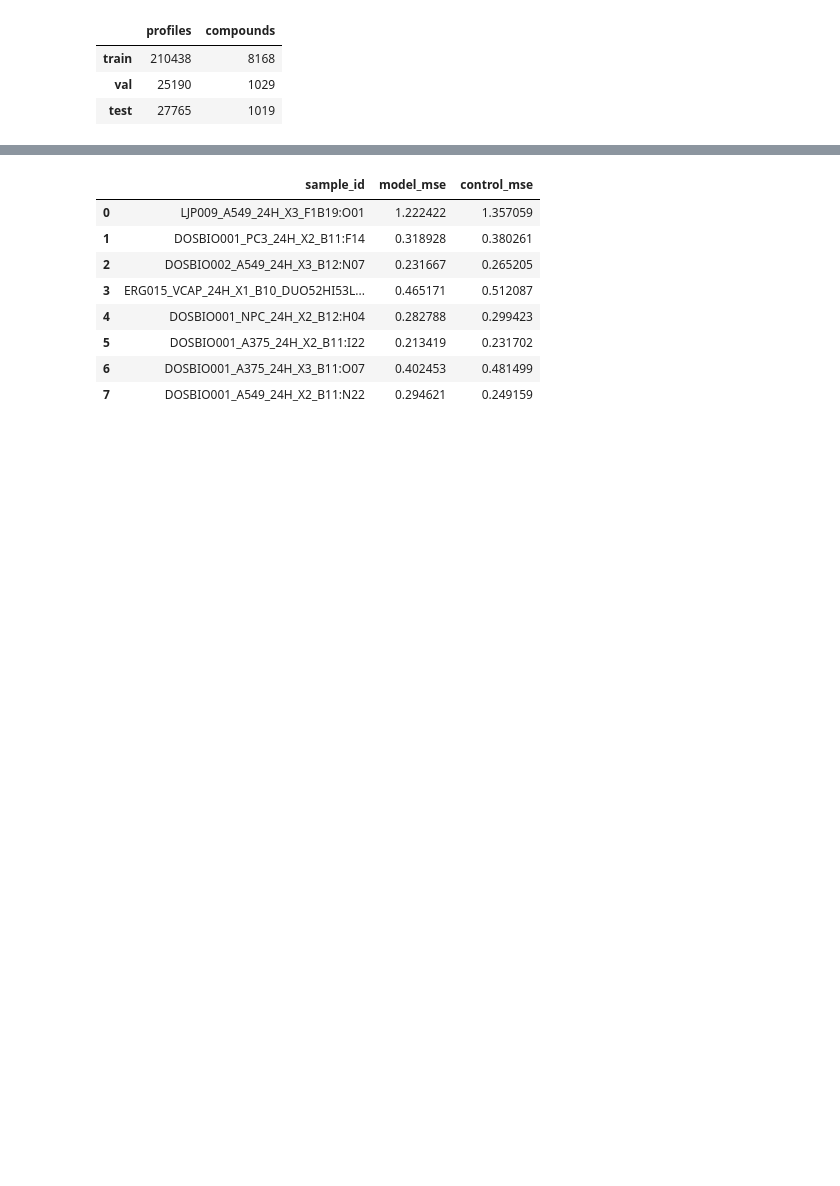
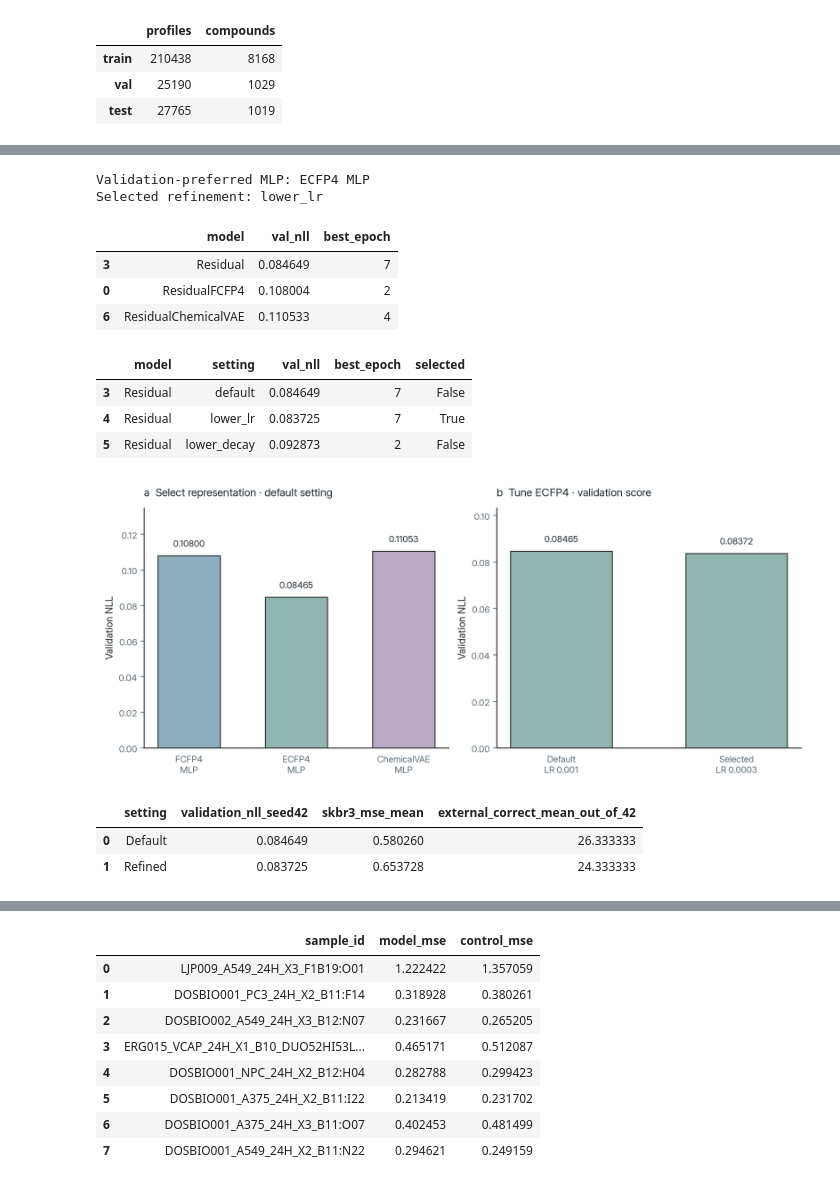
Before and after one commit to comp-bio-sys/Transversal_Project, a Jupyter notebook: Analysis.ipynb, the cells around one changed output, grey strips where cells are left out. Cells and saved outputs as stored; diff of their text form; code cells hidden in the pictures; blank space fills up the shorter version.

```diff
--- a/Analysis.ipynb
+++ b/Analysis.ipynb
@@ -20,9 +20,10 @@ if not (PROJECT / 'extension/balanced').exists():
 BALANCED = PROJECT / 'extension/balanced'
 sys.path.insert(0, str(PROJECT / 'extension'))
 sys.path.insert(0, str(PROJECT / 'presentation'))
+from focus_figures import SELECTED_MODELS, DISPLAY_MODELS, NAMES
+MLP_CANDIDATES = ['ResidualFCFP4', 'Residual', 'ResidualChemicalVAE']
 print('Python:', sys.version.split()[0])
 print('NumPy:', np.__version__, '| pandas:', pd.__version__)
-print('Results:', BALANCED.name)
 # %% [output]
 Python: 3.13.7
 NumPy: 2.5.4 | pandas: 3.1.1
@@ -98,0 +71,47 @@ display(Image(filename=str(PROJECT / 'presentation/figures/training_convergence.
+# %%
+selected = json.loads((BALANCED / 'selected_settings.json').read_text())
+tuning = pd.read_csv(BALANCED / 'tuning_validation.csv')
+candidate_scores = tuning.loc[
+    tuning.model.isin(MLP_CANDIDATES) & tuning.setting.eq('default')
+].copy()
+assert len(candidate_scores) == 3 and candidate_scores.model.is_unique
+winner = candidate_scores.loc[candidate_scores.val_nll.idxmin(), 'model']
+winner_setting = selected[winner]
+assert winner == 'Residual', 'The current report figures require ECFP4 as validation winner.'
+display(candidate_scores[['model','val_nll','best_epoch']].sort_values('val_nll'))
+print('Validation-preferred MLP:', NAMES[winner])
+print('Selected refinement:', winner_setting)
+display(tuning.loc[tuning.model.eq(winner)].assign(
+    selected=lambda frame: frame.setting.eq(winner_setting)))
+display(Image(filename=str(PROJECT / 'presentation/figures/model_selection.png'), width=1100))
+
+summary = pd.read_csv(BALANCED / 'summary/model_summary.csv')
+external_all = pd.read_csv(BALANCED / 'summary/external_seed_counts.csv')
+before_after = []
+for phase, label, setting_name in [('fixed','Default','default'),
+                                  ('tuned','Refined',winner_setting)]:
+    evaluation = summary.loc[summary.model.eq(winner) & summary.phase.eq(phase)
+                             & summary.dataset.eq('skbr3')].iloc[0]
+    val_nll = tuning.loc[tuning.model.eq(winner) & tuning.setting.eq(setting_name),
+                        'val_nll'].iloc[0]
+    ext_count = external_all.loc[external_all.model.eq(winner)
+                                & external_all.phase.eq(phase), 'sum'].mean()
+    before_after.append({'setting':label, 'validation_nll_seed42':val_nll,
+                         'skbr3_mse_mean':evaluation.mse_mean,
+                         'external_correct_mean_out_of_42':ext_count})
+display(pd.DataFrame(before_after))
+# %% [output]
+Validation-preferred MLP: ECFP4 MLP
+Selected refinement: lower_lr
+|  | model | val_nll | best_epoch |
+| 3 | Residual | 0.084649 | 7 |
+| 0 | ResidualFCFP4 | 0.108004 | 2 |
+| 6 | ResidualChemicalVAE | 0.110533 | 4 |
+|  | model | setting | val_nll | best_epoch | selected |
+| 3 | Residual | default | 0.084649 | 7 | False |
+| 4 | Residual | lower_lr | 0.083725 | 7 | True |
+| 5 | Residual | lower_decay | 0.092873 | 2 | False |
+[figure, added]
+|  | setting | validation_nll_seed42 | skbr3_mse_mean | external_correct_mean_out_of_42 |
+| 0 | Default | 0.084649 | 0.580260 | 26.333333 |
+| 1 | Refined | 0.083725 | 0.653728 | 24.333333 |
```
Also changed, not shown: parts of 29 cells of this notebook, 36 other files.
